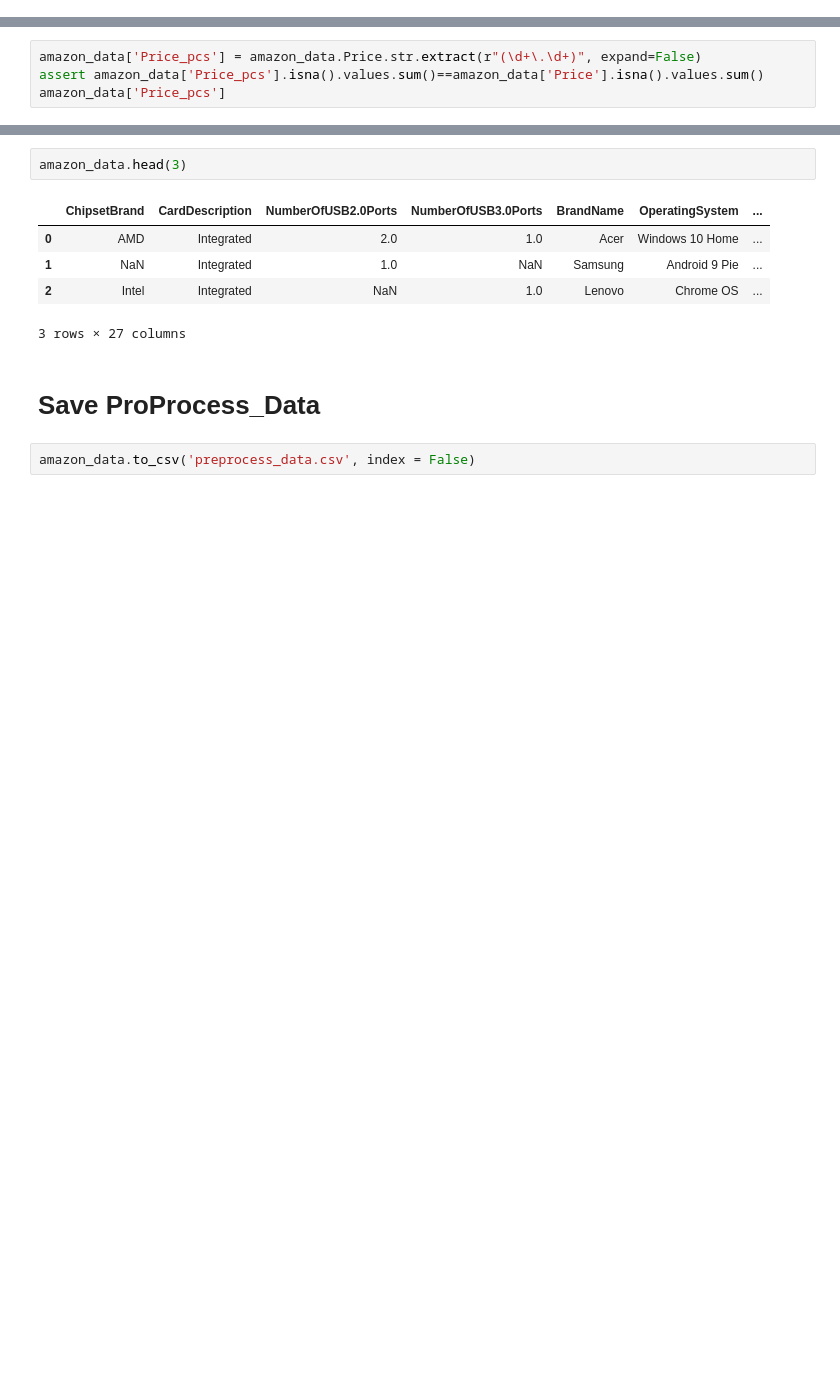
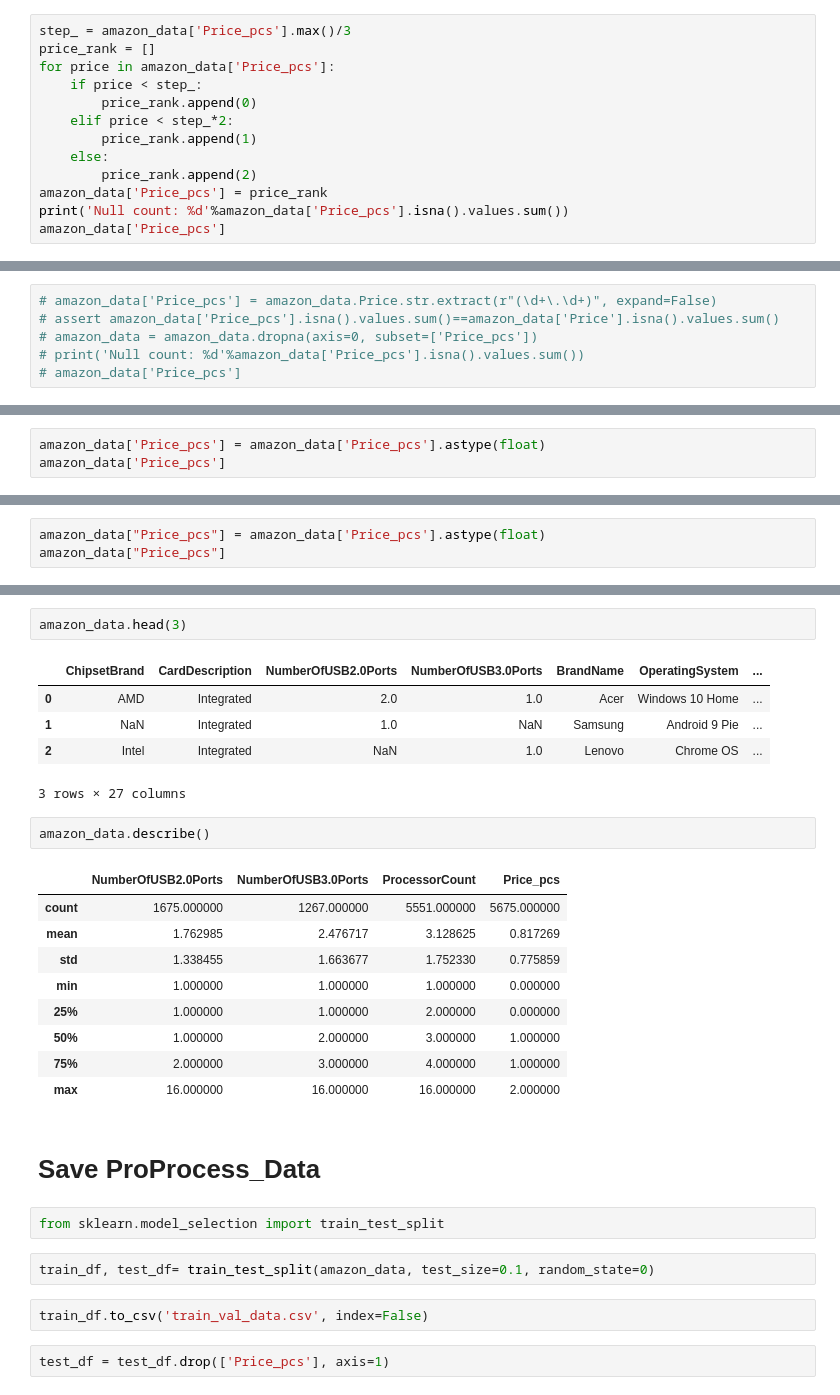
Before and after one commit to hxtruong6/DataScienceFinalProject, a Jupyter notebook: preprocess_data_new/preProcessData.ipynb, the cells around one changed output, grey strips where cells are left out. Drawn from its saved outputs; the diff is of its cells as text; blank space fills up the shorter version.

Commit message:
model_test

```diff
--- a/preprocess_data_new/preProcessData.ipynb
+++ b/preprocess_data_new/preProcessData.ipynb
@@ -83,0 +90,13 @@ Name: Price, Length: 5764, dtype: object
+# %%
+step_ = amazon_data['Price_pcs'].max()/3
+price_rank = []
+for price in amazon_data['Price_pcs']:
+    if price < step_:
+        price_rank.append(0)
+    elif price < step_*2:
+        price_rank.append(1)
+    else:
+        price_rank.append(2)
+amazon_data['Price_pcs'] = price_rank
+print('Null count: %d'%amazon_data['Price_pcs'].isna().values.sum())
+amazon_data['Price_pcs']
@@ -84,4 +117,6 @@ Name: Price, Length: 5764, dtype: object
 # %%
-amazon_data['Price_pcs'] = amazon_data.Price.str.extract(r"(\d+\.\d+)", expand=False)
-assert amazon_data['Price_pcs'].isna().values.sum()==amazon_data['Price'].isna().values.sum()
-amazon_data['Price_pcs']
+# amazon_data['Price_pcs'] = amazon_data.Price.str.extract(r"(\d+\.\d+)", expand=False)
+# assert amazon_data['Price_pcs'].isna().values.sum()==amazon_data['Price'].isna().values.sum()
+# amazon_data = amazon_data.dropna(axis=0, subset=['Price_pcs'])
+# print('Null count: %d'%amazon_data['Price_pcs'].isna().values.sum())
+# amazon_data['Price_pcs']
@@ -100,0 +123,3 @@ Name: Price_pcs, Length: 5764, dtype: object
+# %%
+amazon_data['Price_pcs'] = amazon_data['Price_pcs'].astype(float)
+amazon_data['Price_pcs']
@@ -100,0 +149,3 @@ Name: Price_pcs, Length: 5764, dtype: object
+# %%
+amazon_data["Price_pcs"] = amazon_data['Price_pcs'].astype(float)
+amazon_data["Price_pcs"]
@@ -442,7 +521,25 @@ amazon_data.head(3)
 | 1 | NaN | Integrated | 1.0 | NaN | Samsung | Android 9 Pie | ... |
 | 2 | Intel | Integrated | NaN | 1.0 | Lenovo | Chrome OS | ... |
 3 rows × 27 columns
+# %%
+amazon_data.describe()
+# %% [output]
+|  | NumberOfUSB2.0Ports | NumberOfUSB3.0Ports | ProcessorCount | Price_pcs |
+| count | 1675.000000 | 1267.000000 | 5551.000000 | 5675.000000 |
+| mean | 1.762985 | 2.476717 | 3.128625 | 0.817269 |
+| std | 1.338455 | 1.663677 | 1.752330 | 0.775859 |
+| min | 1.000000 | 1.000000 | 1.000000 | 0.000000 |
+| 25% | 1.000000 | 1.000000 | 2.000000 | 0.000000 |
+| 50% | 1.000000 | 2.000000 | 3.000000 | 1.000000 |
+| 75% | 2.000000 | 3.000000 | 4.000000 | 1.000000 |
+| max | 16.000000 | 16.000000 | 16.000000 | 2.000000 |
 # %% [markdown]
 # Save ProProcess_Data
+# %%
+from sklearn.model_selection import train_test_split
+# %%
+train_df, test_df= train_test_split(amazon_data, test_size=0.1, random_state=0)
 # %%
-amazon_data.to_csv('preprocess_data.csv', index = False)
+train_df.to_csv('train_val_data.csv', index=False)
+# %%
+test_df = test_df.drop(['Price_pcs'], axis=1)
```
Also changed, not shown: parts of 32 cells of this notebook, 5 other files.
